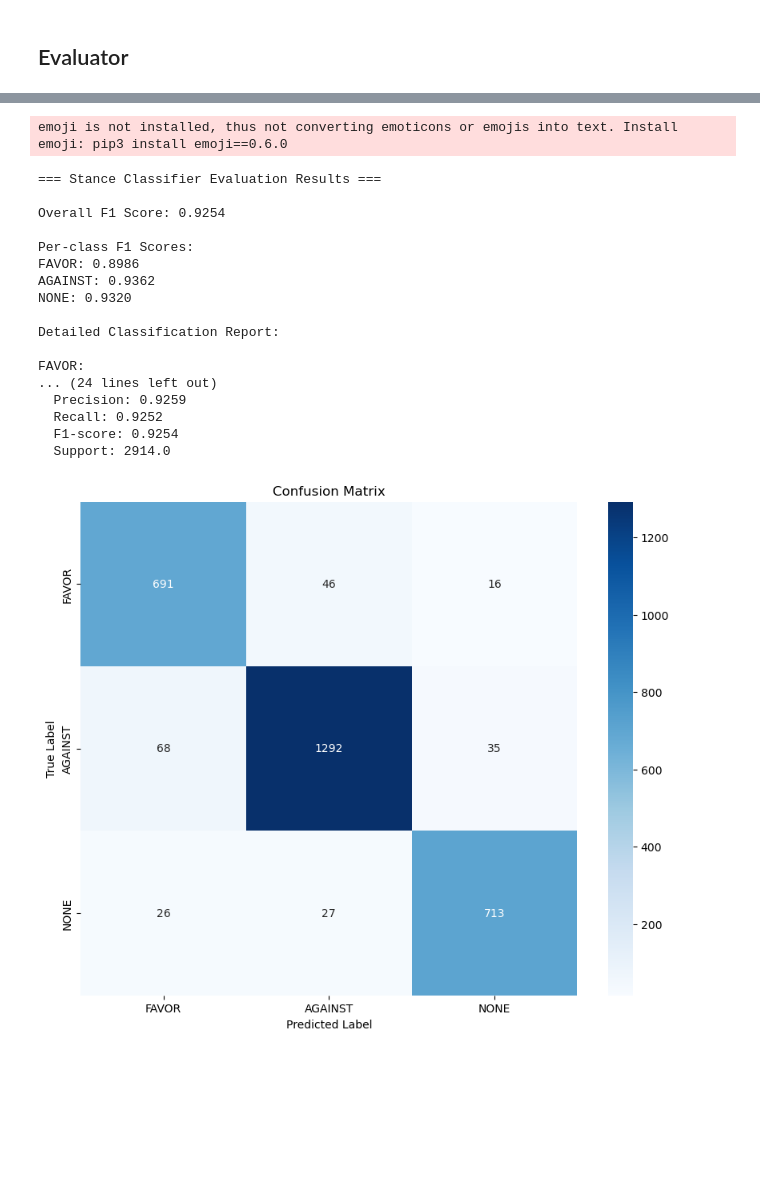
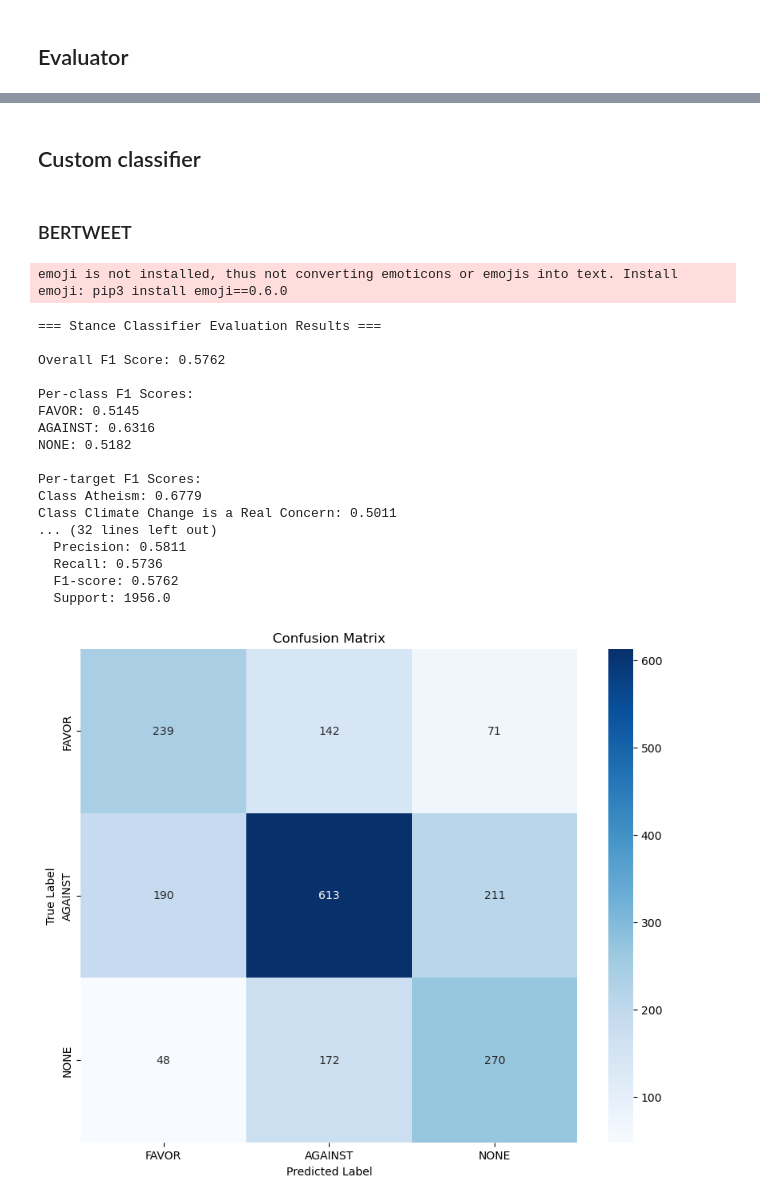
Before and after one commit to bitrao/BERT-tweet-stance-classification, a Jupyter notebook: tweet_stance_classifier_evaluate.ipynb, the cells around one changed output, grey strips where cells are left out. Saved outputs shown, nothing was run; the diff lists cells and outputs as text; code cells hidden in the pictures; blank space fills up the shorter version.

Commit message:
evaluate transformer stance classifier

```diff
--- a/tweet_stance_classifier_evaluate.ipynb
+++ b/tweet_stance_classifier_evaluate.ipynb
@@ -21,5 +38,6 @@ test_inputs = test_df['Tweet'] + " [SEP] " + test_df['Target']
 # %%
 test_inputs = list(test_inputs)
+processed_test_inputs = list(processed_test_inputs)
 # %% [markdown]
 ## Evaluator
 # %%
@@ -29,9 +193,13 @@ evaluator = StanceClassifierEvaluator(class_labels=['FAVOR', 'AGAINST', 'NONE'])
+# %% [markdown]
+## Custom classifier
+# %% [markdown]
+### BERTWEET
 # %%
-bertweet_clf = CustomStanceClassifier.load_model('models/vinai/bertweet-base.pt')
+bertweet_clf = CustomStanceClassifier.load_model('models/vinai/bertweet-base.pt', device="mps")
 # %% [output]
 emoji is not installed, thus not converting emoticons or emojis into text. Install emoji: pip3 install emoji==0.6.0
 # %%
-test_inputs = bertweet_clf.tokenizer(test_inputs,
+bertweet_processed_test_inputs = bertweet_clf.tokenizer(processed_test_inputs,
             add_special_tokens=True,
             max_length=128,
             padding='max_length',
@@ -40,8 +208,8 @@ test_inputs = bertweet_clf.tokenizer(test_inputs,
         )
 # %%
 # Move tensors to device
-input_ids = test_inputs['input_ids']
-attention_mask = test_inputs['attention_mask']
+input_ids = bertweet_processed_test_inputs['input_ids']
+attention_mask = bertweet_processed_test_inputs['attention_mask']
 
 # Get prediction
 with torch.no_grad():
@@ -50,29 +218,29 @@ with torch.no_grad():
 y_preds = torch.argmax(outputs, dim=1).cpu().numpy()
 # %%
 # Get all evaluation metrics
-metrics = evaluator.evaluate(y_test, y_preds)
+metrics = evaluator.evaluate(y_test, y_preds, y_target)
 
 # Print detailed metrics
 evaluator.print_metrics(metrics)
 
 # Plot confusion matrix
 evaluator.plot_confusion_matrix(metrics['confusion_matrix'])
 # %% [output]
 === Stance Classifier Evaluation Results ===
 
-Overall F1 Score: 0.9254
+Overall F1 Score: 0.5762
 
 Per-class F1 Scores:
-FAVOR: 0.8986
-AGAINST: 0.9362
-NONE: 0.9320
+FAVOR: 0.5145
+AGAINST: 0.6316
+NONE: 0.5182
 
-Detailed Classification Report:
-
-FAVOR:
-... (24 lines left out)
-  Precision: 0.9259
-  Recall: 0.9252
-  F1-score: 0.9254
-  Support: 2914.0
+Per-target F1 Scores:
+Class Atheism: 0.6779
+Class Climate Change is a Real Concern: 0.5011
+... (32 lines left out)
+  Precision: 0.5811
+  Recall: 0.5736
+  F1-score: 0.5762
+  Support: 1956.0
-[figure, old version]
+[figure, new version]
```
Also changed, not shown: parts of 30 cells of this notebook, 5 other files.
